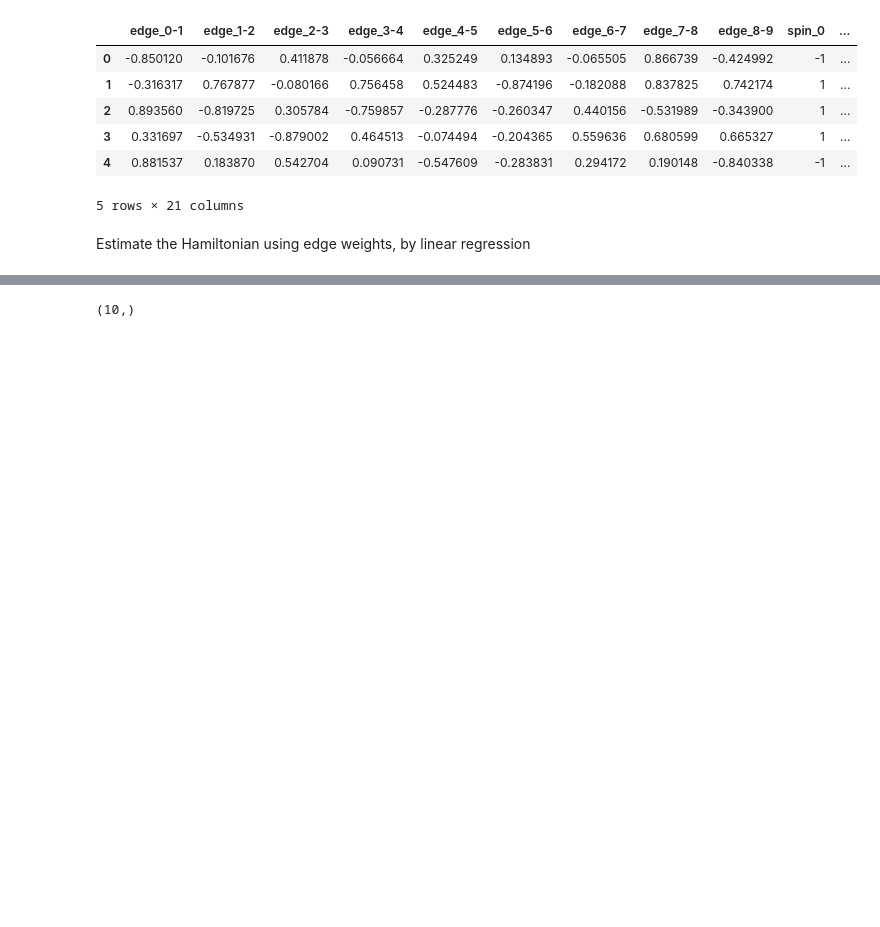
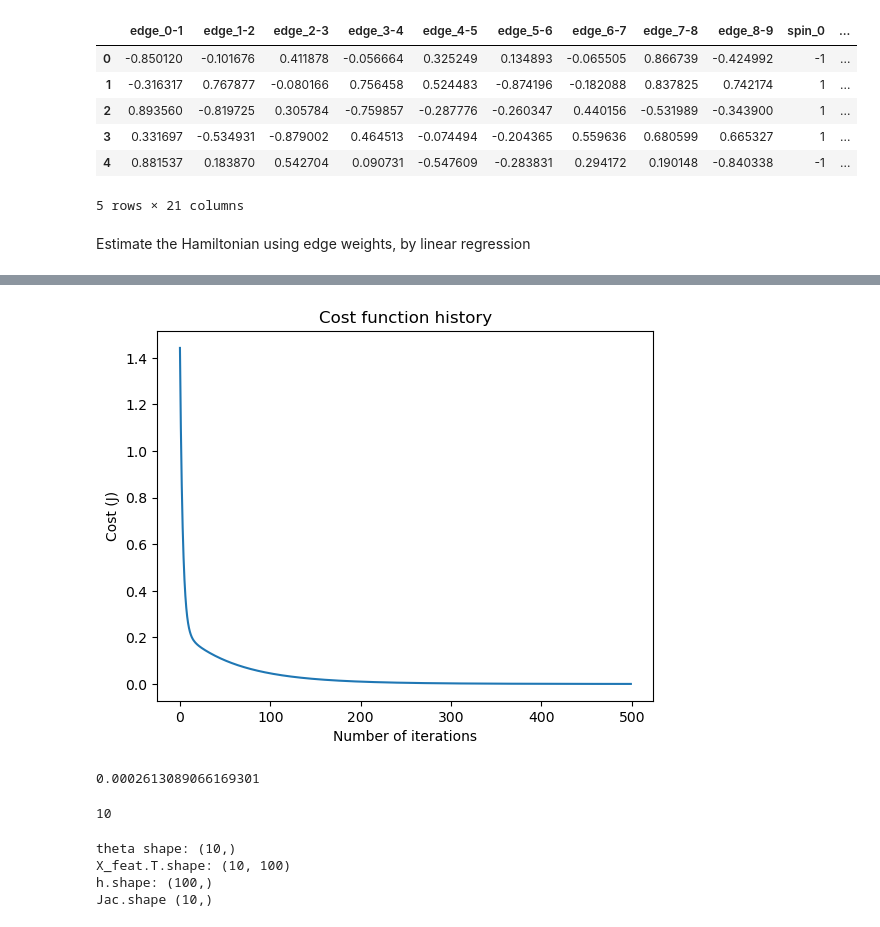
Before and after one commit to Honghui-Wu/IsingNet, a Jupyter notebook: 1d_straight/1d_straight.ipynb, the cells around one changed output, grey strips where cells are left out. Cells and saved outputs as stored; diff of their text form; code cells hidden in the pictures; blank space fills up the shorter version.

```diff
--- a/1d_straight/1d_straight.ipynb
+++ b/1d_straight/1d_straight.ipynb
@@ -187,42 +176,89 @@ def jacobian(X_feat, y, theta):
     ''' Function to calculate jacobian assuming a hypothesis of form h = theta.T*X
     Inputs:
     X_feat = feature matrix
     y = ground true of training data
     theta = array of parameters for hypothesis
 
     Outputs:
     Jac = Jacobian of the hypothesis h = theta.T*X
     '''
     m = len(y)
     h = np.dot(theta, X_feat.T) # hypothesis
     Jac = (1/m) * np.dot((h-y), X_feat)
     return Jac
 
 
 # Define Gradient Descent Algorithm
 def gradient_descent(X_feat, y, theta, lr, num_iters):
     '''Gradient descent algorithm
     Inputs:
     X_feat = features
     y = training data ground true
     theta = parameters of the hypothesis
     lr = learning rate
     num_iters = number of iterations
 
     Output:
     theta = final parameters
     J_hist = array of cost as a function of iterations
     '''
-    m = len(y)
+
     J_hist = np.zeros(num_iters)
+
+    for i in range(num_iters):
+        # updata theta (hypothesis parameters)
+        Jac = jacobian(X_feat, y, theta)
+        theta -= lr * Jac
+
+        # record history of cost
+        J_hist[i] = cost(X_feat, y, theta)
+
+    return theta, J_hist
+
+'''Perform gradient descent'''
+import random
+# initialize theta
+theta = np.random.uniform(-2, 2, X_feat.shape[1])
+
+lr=0.1
+num_iters=500
+# run gradient descent
+theta, J_hist = gradient_descent(X_feat, Y, theta, lr, num_iters)
+
+
+import matplotlib.pyplot as plt
+# Plot cost function history
+plt.plot(range(num_iters), J_hist)
+plt.xlabel("Number of iterations")
+plt.ylabel("Cost (J)")
+plt.title("Cost function history")
+plt.show()
+# %% [output]
+[figure, added]
+# %%
+J_hist[-1]
+# %% [output]
+0.0002613089066169301
+# %%
+X_feat.shape[1]
+# %% [output]
+10
 # %%
 import random
 
 theta = np.random.uniform(-2, 2, X_feat.shape[1])
+print("theta shape:", theta.shape)
+
+print("X_feat.T.shape:", X_feat.T.shape)
 
 h = np.dot(theta, X_feat.T)
+#h = np.dot(X_feat, theta)
+print("h.shape:", h.shape)
 
 Jac = jacobian(X_feat, Y, theta)
-print(Jac.shape)
+print("Jac.shape", Jac.shape)
 # %% [output]
-(10,)
+theta shape: (10,)
+X_feat.T.shape: (10, 100)
+h.shape: (100,)
+Jac.shape (10,)
```
Also changed, not shown: parts of 5 cells of this notebook, 4 other files.
